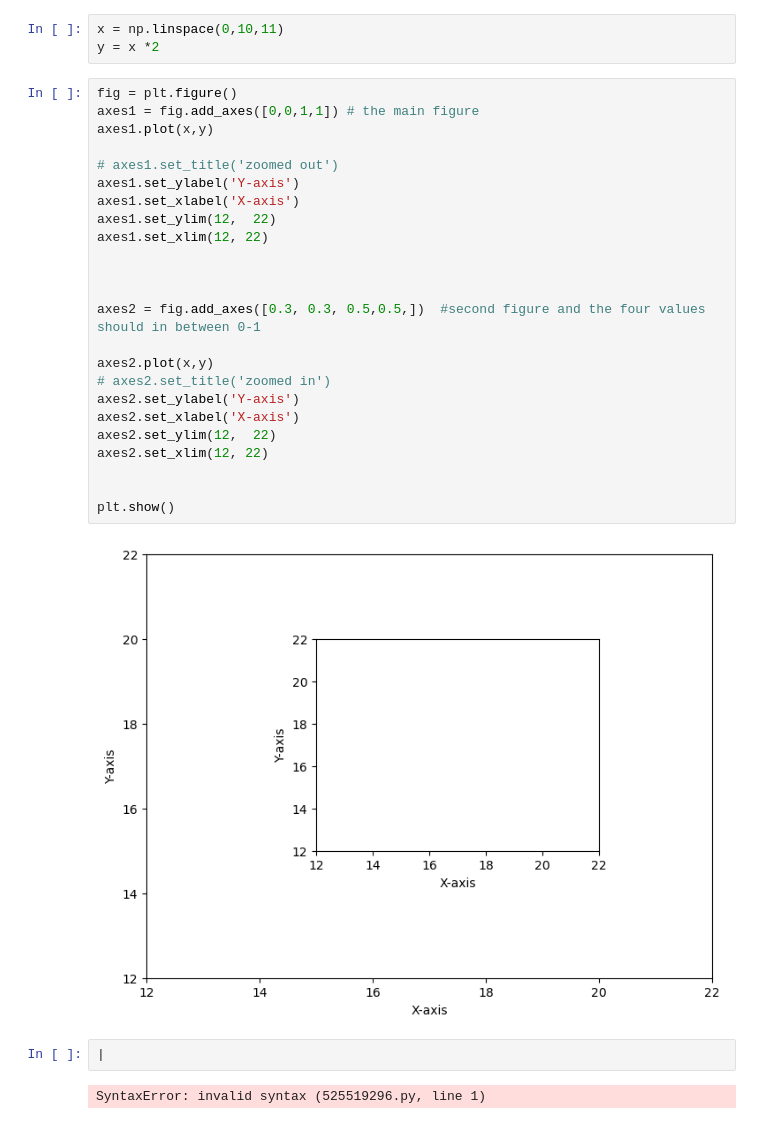
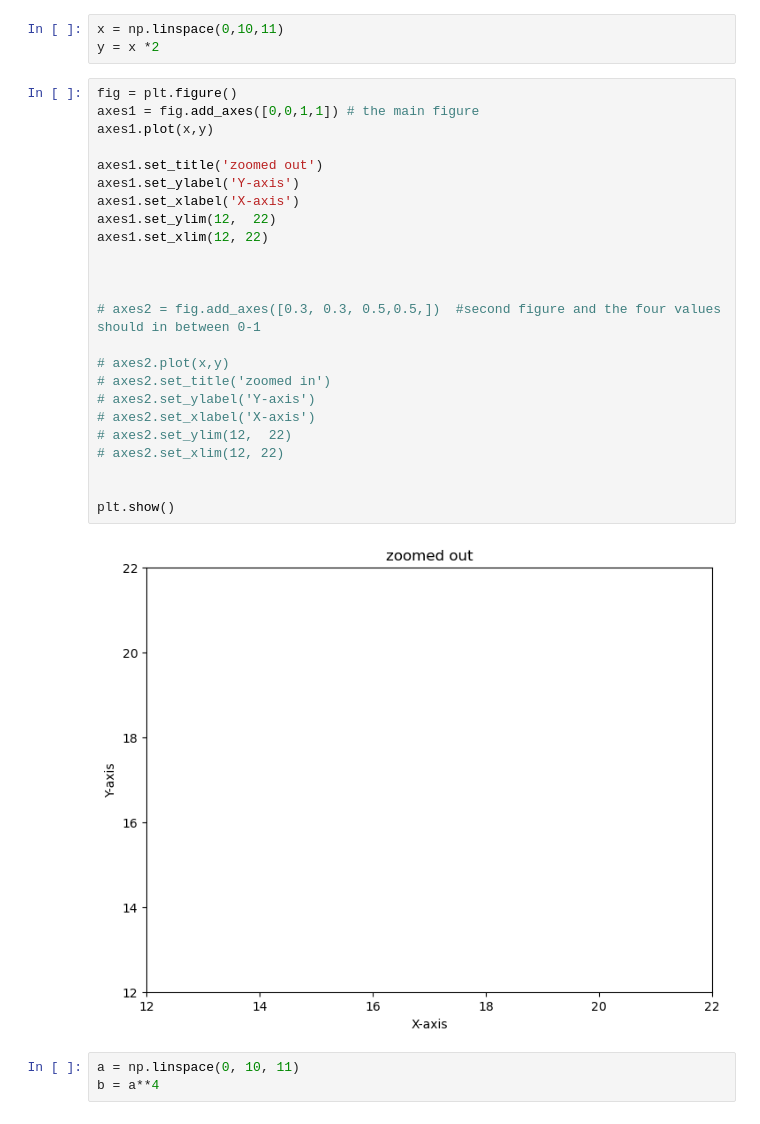
Before and after one commit to shyamghan17/MachineLearning, a Jupyter notebook: MatPlotLib/mat_plot.ipynb, the cells around one changed output. Cells and saved outputs as stored; diff of their text form.

```diff
--- a/MatPlotLib/mat_plot.ipynb
+++ b/MatPlotLib/mat_plot.ipynb
@@ -30,30 +30,29 @@ y = x *2
 # %%
 fig = plt.figure()
 axes1 = fig.add_axes([0,0,1,1]) # the main figure
 axes1.plot(x,y)
 
-# axes1.set_title('zoomed out')
+axes1.set_title('zoomed out')
 axes1.set_ylabel('Y-axis')
 axes1.set_xlabel('X-axis')
 axes1.set_ylim(12,  22)
 axes1.set_xlim(12, 22)
 
 
 
-axes2 = fig.add_axes([0.3, 0.3, 0.5,0.5,])  #second figure and the four values should in between 0-1
+# axes2 = fig.add_axes([0.3, 0.3, 0.5,0.5,])  #second figure and the four values should in between 0-1
 
-axes2.plot(x,y)
+# axes2.plot(x,y)
 # axes2.set_title('zoomed in')
-axes2.set_ylabel('Y-axis')
-axes2.set_xlabel('X-axis')
-axes2.set_ylim(12,  22)
-axes2.set_xlim(12, 22)
+# axes2.set_ylabel('Y-axis')
+# axes2.set_xlabel('X-axis')
+# axes2.set_ylim(12,  22)
+# axes2.set_xlim(12, 22)
 
 
 plt.show()
 # %% [output]
-[figure, old version]
+[figure, new version]
-# %%
-|
-# %% [output]
-SyntaxError: invalid syntax (525519296.py, line 1)
+# %%
+a = np.linspace(0, 10, 11)
+b = a**4
```
Also changed, not shown: parts of 4 cells of this notebook, 2 other files.
